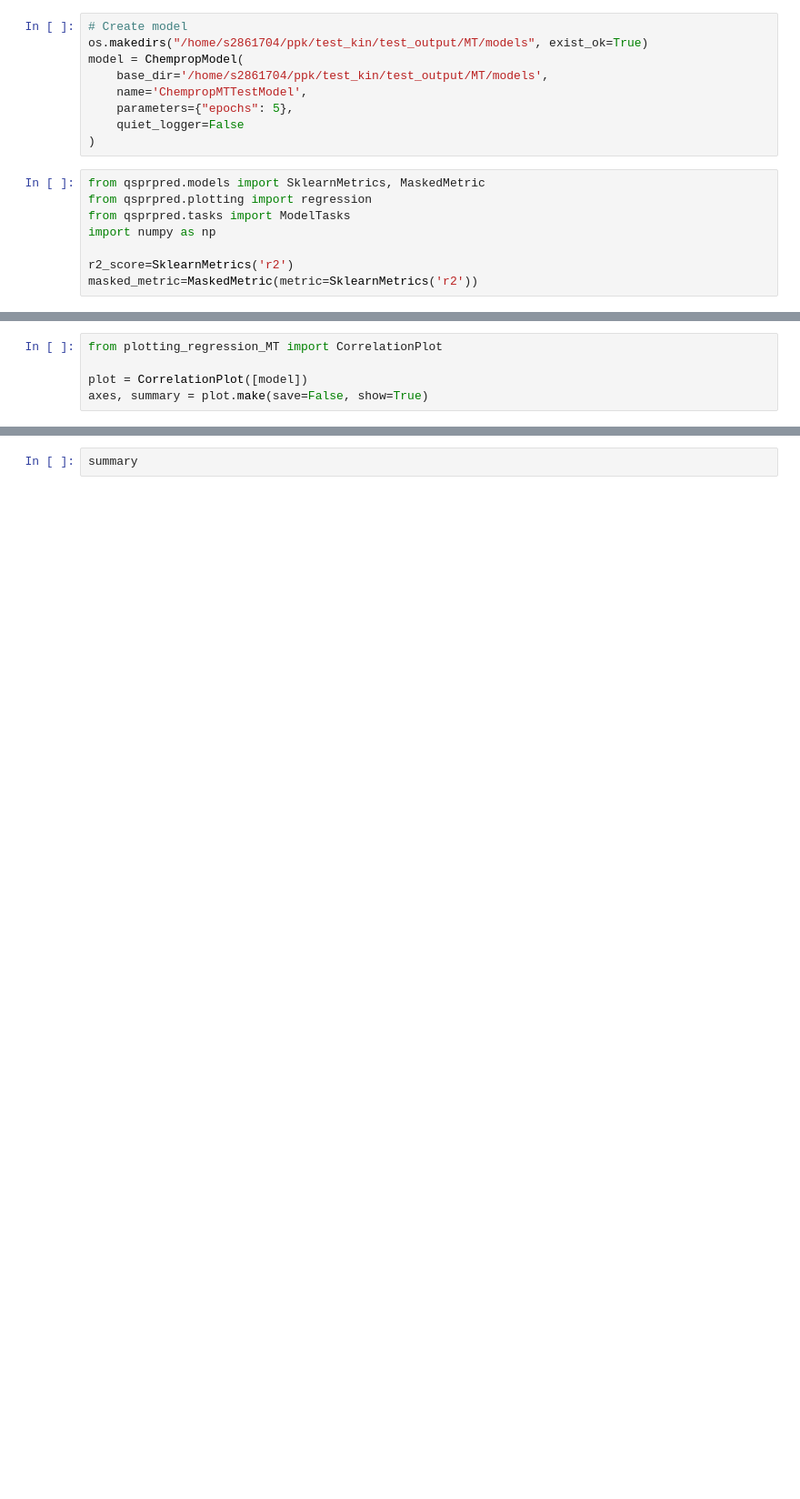
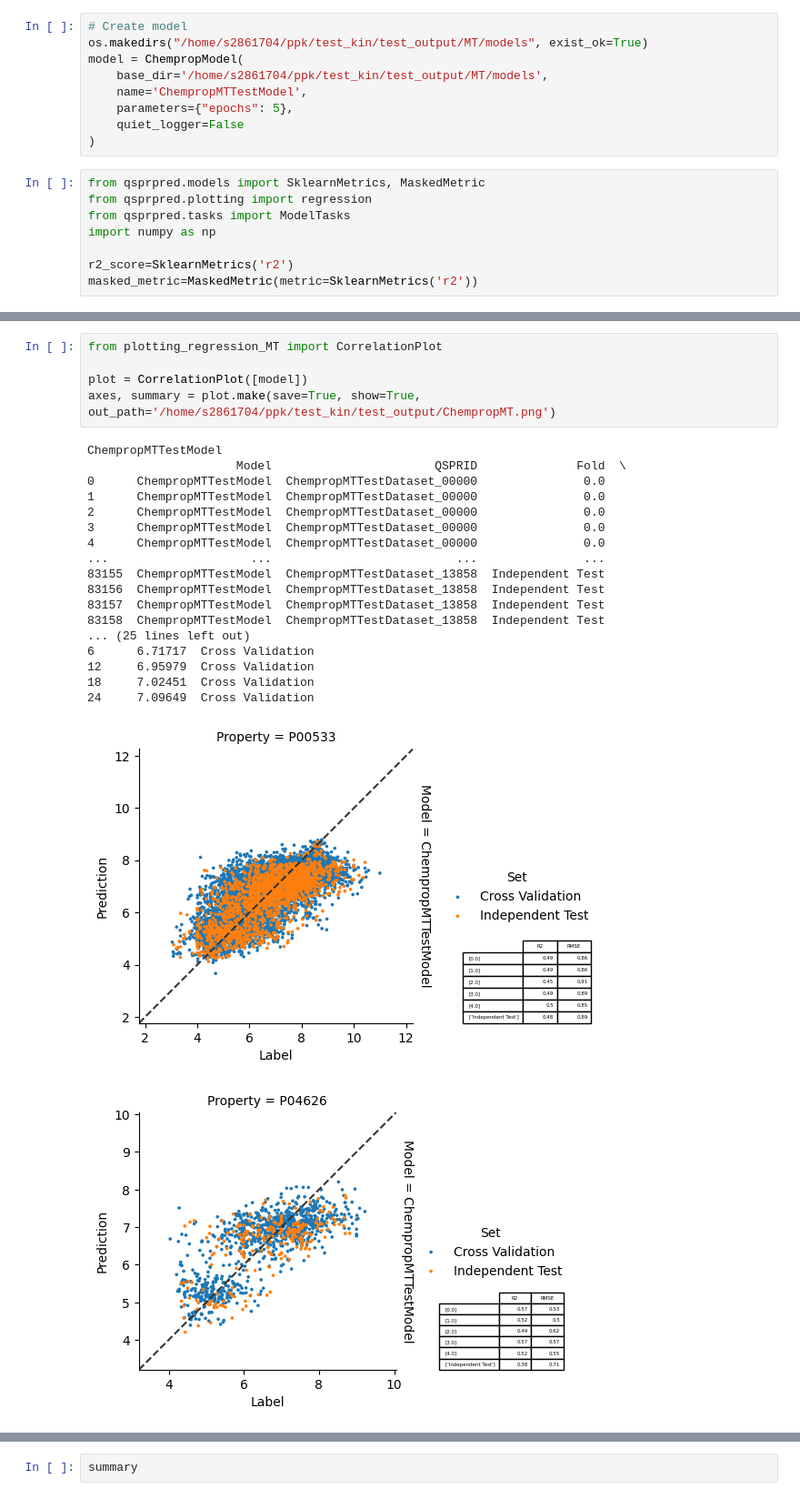
Before and after one commit to thijmenwroos/ppk, a Jupyter notebook: test_kin/chemprop_mt.ipynb, the cells around one changed output, grey strips where cells are left out. Shown at 91% size. Saved outputs shown, nothing was run; the diff lists cells and outputs as text; blank space fills up the shorter version.

```diff
--- a/test_kin/chemprop_mt.ipynb
+++ b/test_kin/chemprop_mt.ipynb
@@ -143,5 +228,25 @@ summary
 # %%
 from plotting_regression_MT import CorrelationPlot
 
 plot = CorrelationPlot([model])
-axes, summary = plot.make(save=False, show=True)
+axes, summary = plot.make(save=True, show=True, out_path='/home/s2861704/ppk/test_kin/test_output/ChempropMT.png')
+# %% [output]
+ChempropMTTestModel
+                     Model                       QSPRID              Fold  \
+0      ChempropMTTestModel  ChempropMTTestDataset_00000               0.0
+1      ChempropMTTestModel  ChempropMTTestDataset_00000               0.0
+2      ChempropMTTestModel  ChempropMTTestDataset_00000               0.0
+3      ChempropMTTestModel  ChempropMTTestDataset_00000               0.0
+4      ChempropMTTestModel  ChempropMTTestDataset_00000               0.0
+...                    ...                          ...               ...
+83155  ChempropMTTestModel  ChempropMTTestDataset_13858  Independent Test
+83156  ChempropMTTestModel  ChempropMTTestDataset_13858  Independent Test
+83157  ChempropMTTestModel  ChempropMTTestDataset_13858  Independent Test
+83158  ChempropMTTestModel  ChempropMTTestDataset_13858  Independent Test
+... (25 lines left out)
+6      6.71717  Cross Validation
+12     6.95979  Cross Validation
+18     7.02451  Cross Validation
+24     7.09649  Cross Validation
+[figure, added]
+[figure, added]
```
Also changed, not shown: parts of 11 cells of this notebook, 3 other files.
